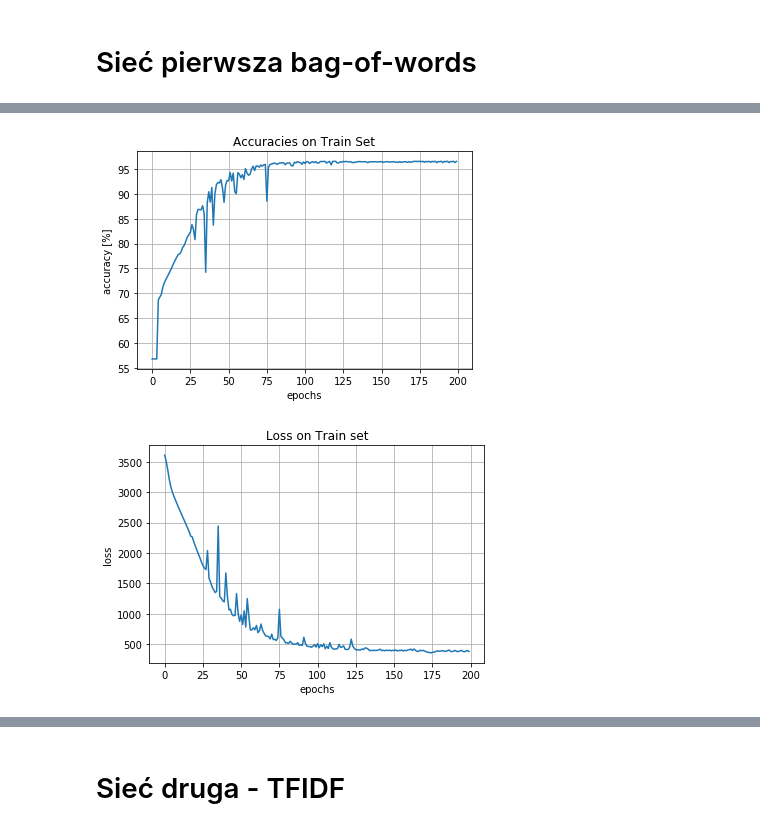
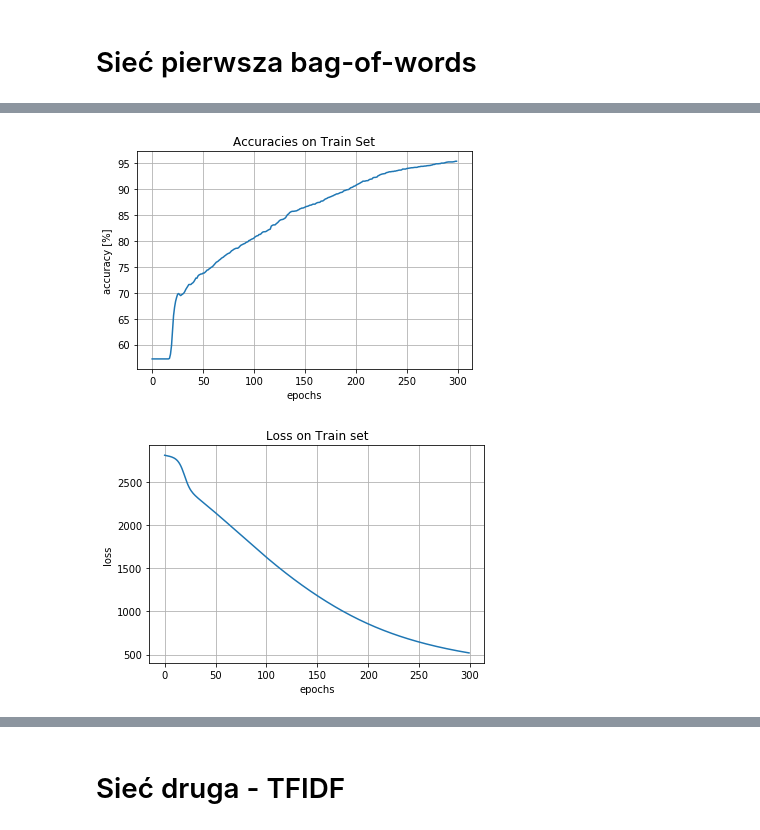
Before and after one commit to Offpics/PSZT, a Jupyter notebook: training.ipynb, the cells around one changed output, grey strips where cells are left out. Drawn from its saved outputs; the diff is of its cells as text; code cells hidden in the pictures.

```diff
--- a/training.ipynb
+++ b/training.ipynb
@@ -8,13 +10,27 @@ import matplotlib.pyplot as plt
 # %% [markdown]
 # Sieć pierwsza bag-of-words
 # %%
-x_train = np.load('x_train_no_ignore_no_norm.npy')
-y_train = np.load('y_train_no_ignore_no_norm.npy')
+x = np.load('x_bagofwords.npy')
+y_true = np.load('y_bagofwords.npy')
+# %%
+# Create a random order to shuffle the dataset.
+s = np.arange(x.shape[0])
+np.random.shuffle(s)
+
+# Split dataset into k folds.
+x_folds = np.array_split(x[s], 5)
+y_folds = np.array_split(y_true[s], 5)
+
+x_train = np.concatenate(np.delete(x_folds, 1))
+y_train = np.concatenate(np.delete(y_folds, 1))
+
+x_test = x_folds[1]
+y_test = y_folds[1]
 # %%
 mlp = net.MLP()
 
-mlp.add_layer(input_dim=x_train.shape[1], output_dim=50, activation="relu")
+mlp.add_layer(input_dim=x_train.shape[1], output_dim=20, activation="sigmoid")
 
-mlp.add_layer(input_dim=50, output_dim=3, activation="softmax")
+mlp.add_layer(input_dim=20, output_dim=3, activation="softmax")
 mlp.print_layers()
 # %% [output]
@@ -23,5 +39,5 @@ mlp.print_layers()
 # %%
 mlp.init_layers()
 # %%
-mlp.train_batch(x=x_train, y_true=y_train, epochs=200, batch_size=256)
+mlp.train_minibatch(x=x_train, y_true=y_train, x_test=x_test, y_test=y_test, epochs=300, batch_size=256)
 # %% [output]
@@ -45,20 +61,24 @@ Epoch: 200, loss: 379.14, accuracy: 96.5%
 # %%
+accuracies_train = [x[0] for x in mlp.accuracies]
+
 fig, ax = plt.subplots()
-ax.plot(mlp.accuracies)
+ax.plot(accuracies_train)
 
 ax.set(xlabel='epochs', ylabel='accuracy [%]', title='Accuracies on Train Set')
 ax.grid()
 
 plt.show()
 # %% [output]
-[figure, old version]
+[figure, new version]
 # %%
+loss_train = [x[0] for x in mlp.losses]
+
 fig, ax = plt.subplots()
-ax.plot(mlp.losses)
+ax.plot(loss_train)
 
 ax.set(xlabel='epochs', ylabel='loss', title='Loss on Train set')
 ax.grid()
 
 plt.show()
 # %% [output]
-[figure, old version]
+[figure, new version]
```
Also changed, not shown: parts of 14 cells of this notebook, 14 other files.
